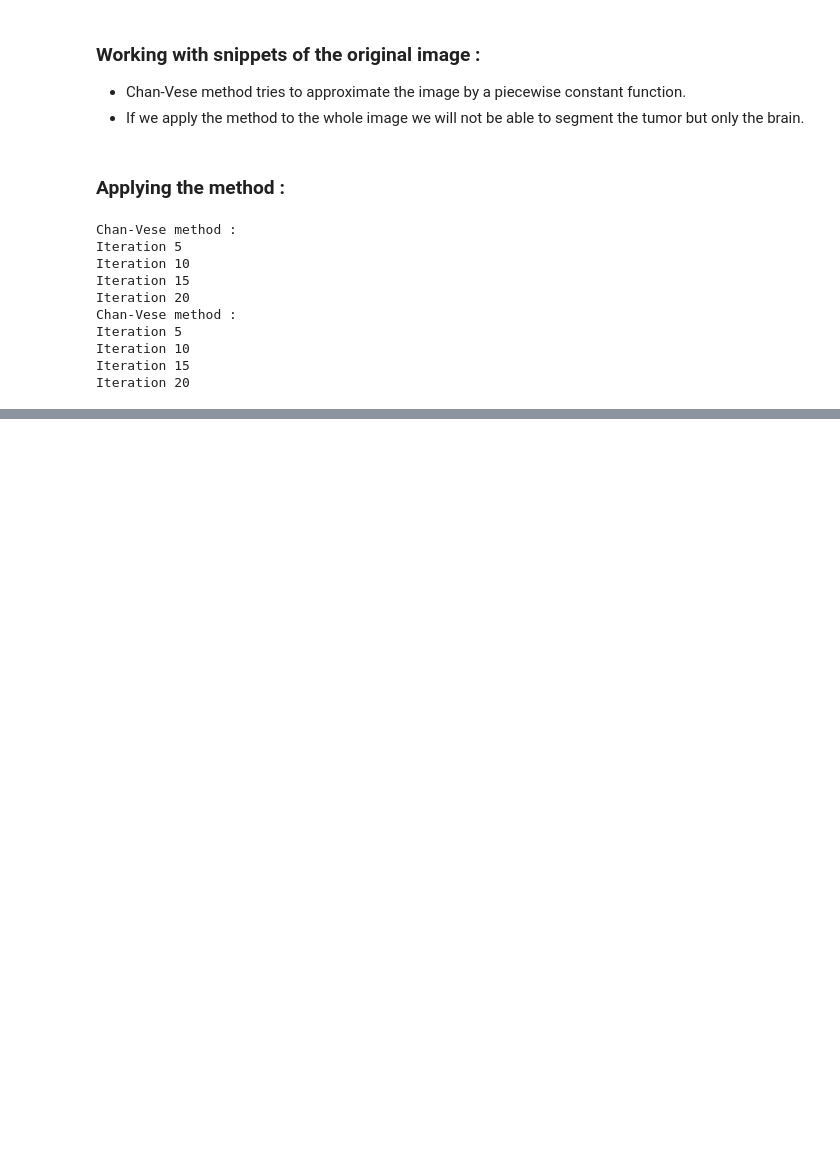
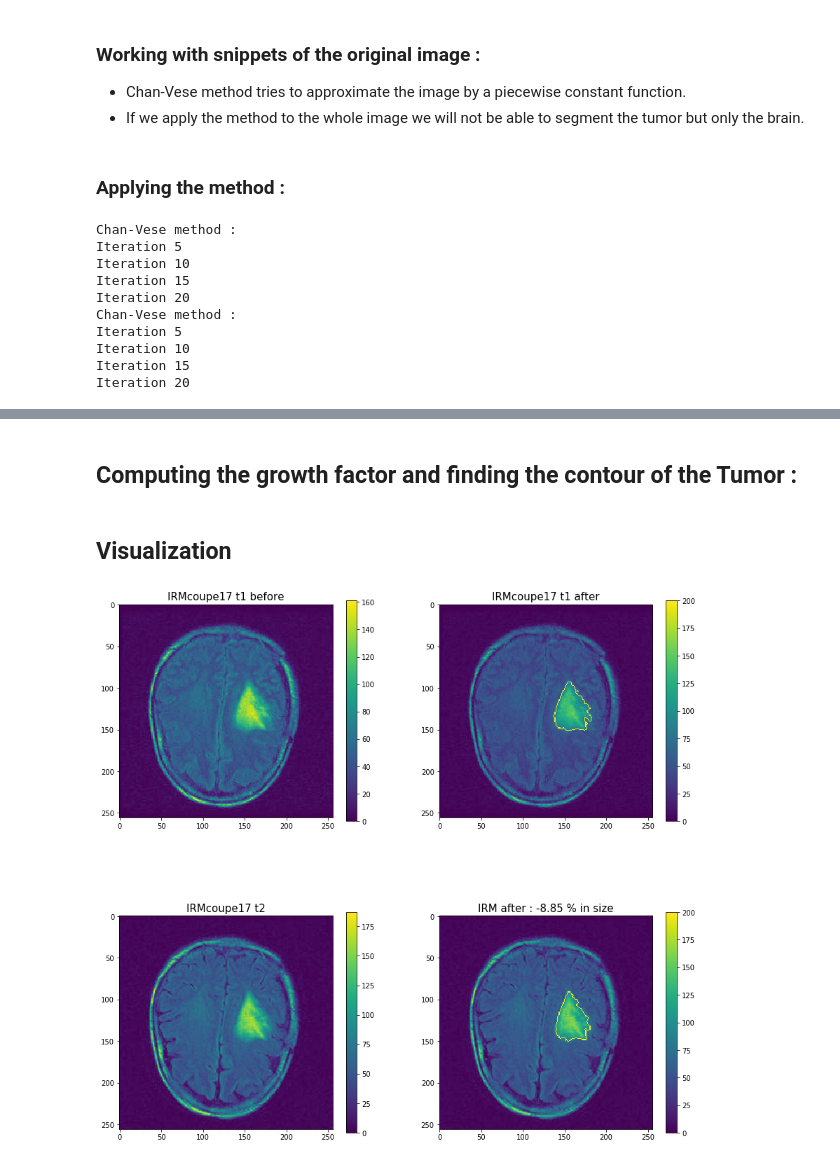
Before and after one commit to A-EL-YAAGOUBI/ML, a Jupyter notebook: Medical Imaging/ActiveContour.ipynb, the cells around one changed output, grey strips where cells are left out. Drawn from its saved outputs; the diff is of its cells as text; code cells hidden in the pictures; blank space fills up the shorter version.

```diff
--- a/Medical Imaging/ActiveContour.ipynb
+++ b/Medical Imaging/ActiveContour.ipynb
@@ -163,0 +199,42 @@ Iteration 20
+# %% [markdown]
+## Computing the growth factor and finding the contour of the Tumor :
+# %%
+growthFactor = 100*(np.sum(Tumor2) - np.sum(Tumor1))/np.sum(Tumor1)
+
+IRMcoupe17_t1_Diagnose = IRMcoupe17_t1.copy()
+IRMcoupe17_t2_Diagnose = IRMcoupe17_t2.copy()
+# Finding the tumor contour
+for i, j in measure.find_contours(Tumor1, level=0)[0]:
+    IRMcoupe17_t1_Diagnose[int(i)][int(j)] = 200
+
+for i, j in measure.find_contours(Tumor2, level=0)[0]:
+    IRMcoupe17_t2_Diagnose[int(i)][int(j)] = 200
+# %% [markdown]
+## Visualization
+# %%
+plt.figure(figsize=(15,15))
+
+plt.subplot(2, 2, 1)
+plt.imshow(IRMcoupe17_t1)
+plt.title('IRMcoupe17 t1 before', fontsize=15)
+plt.colorbar(shrink=0.85)
+
+plt.subplot(2, 2, 2)
+plt.imshow(IRMcoupe17_t1_Diagnose)
+plt.title('IRMcoupe17 t1 after', fontsize=15)
+plt.colorbar(shrink=0.85)
+
+
+plt.subplot(2, 2, 3)
+plt.imshow(IRMcoupe17_t2)
+plt.title('IRMcoupe17 t2', fontsize=15)
+plt.colorbar(shrink=0.85)
+
+plt.subplot(2, 2, 4)
+plt.imshow(IRMcoupe17_t2_Diagnose)
+plt.title('IRM after : {0:.2f} % in size'.format(growthFactor), fontsize=15)
+plt.colorbar(shrink=0.85)
+
+plt.show()
+# %% [output]
+[figure, added]
```
Also changed, not shown: parts of 4 cells of this notebook.
